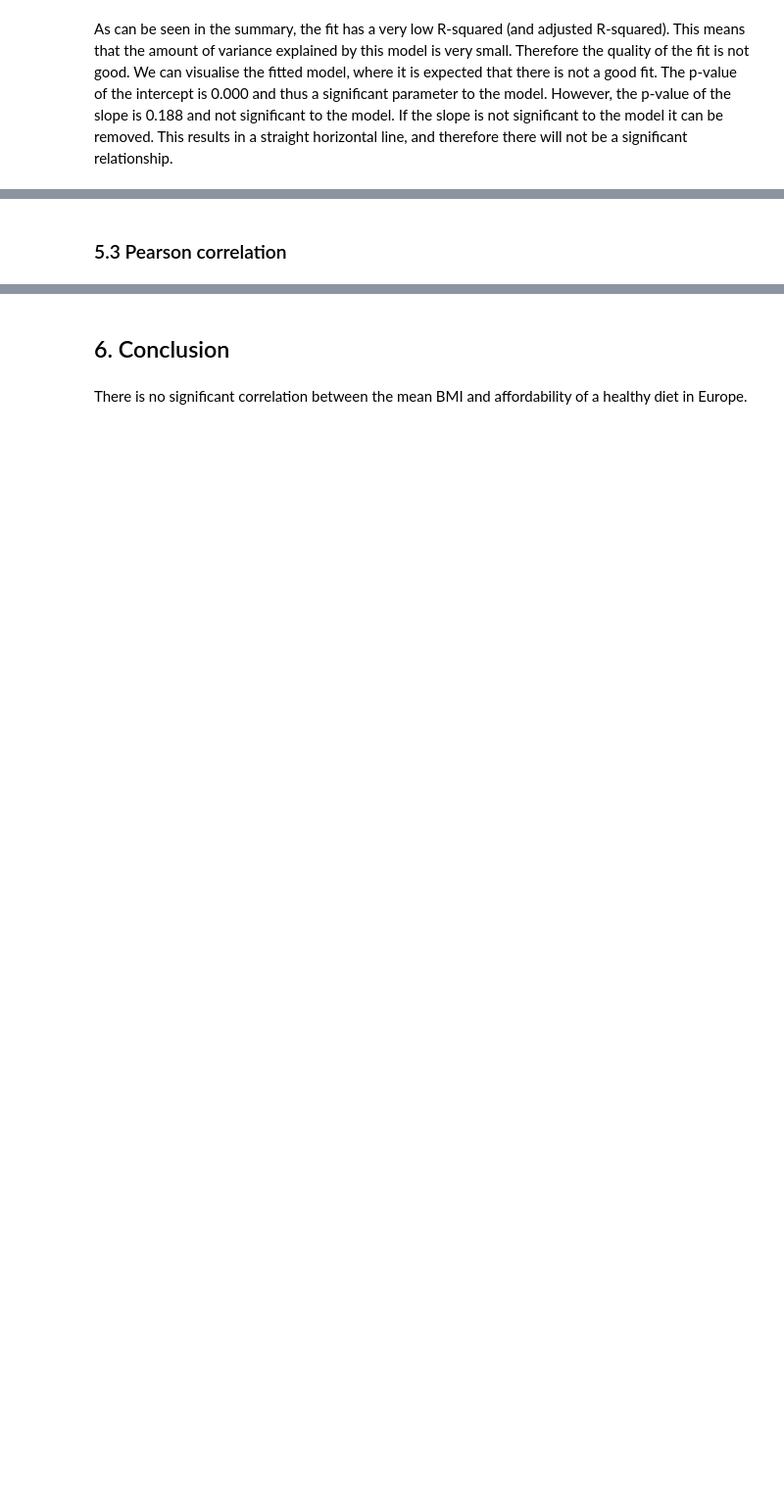
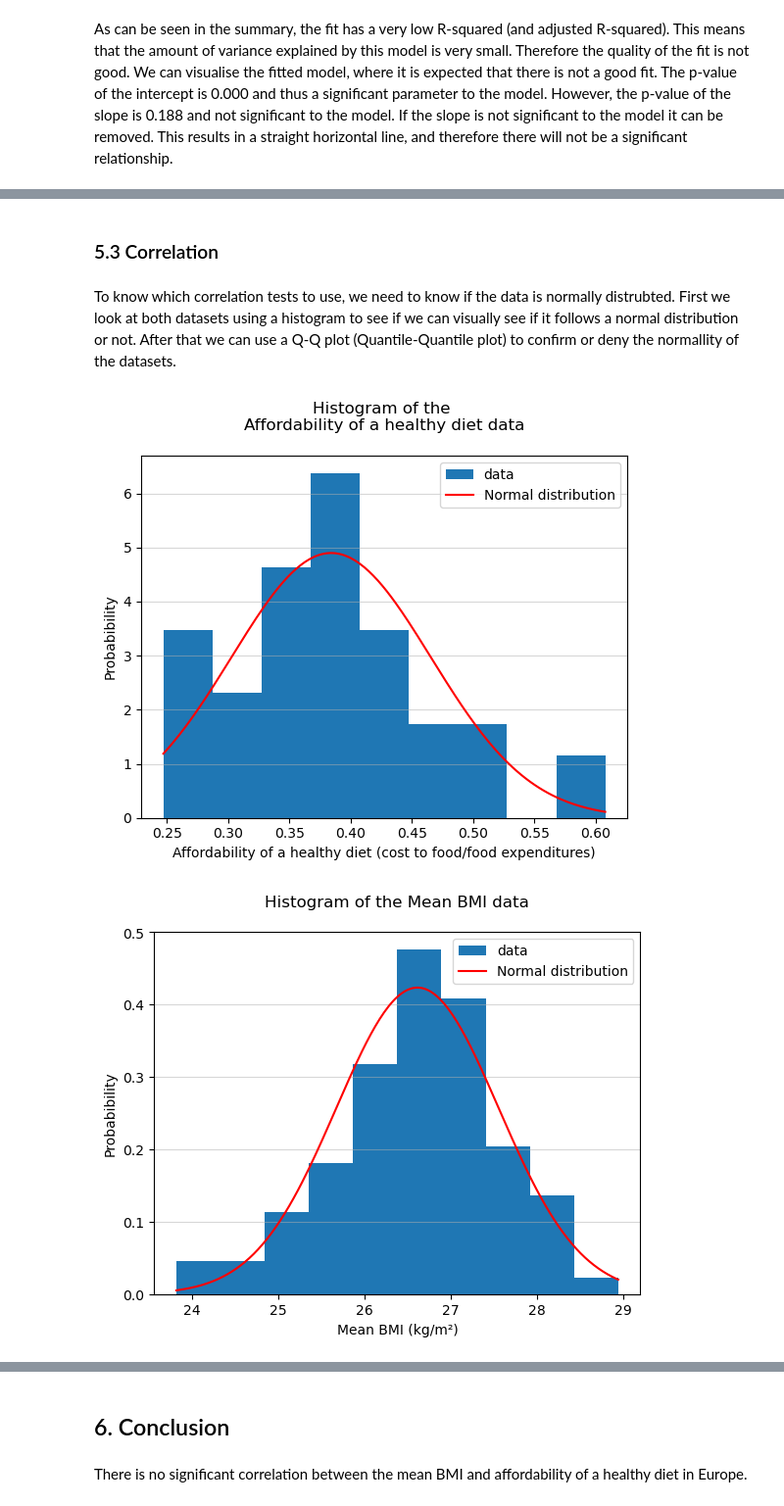
Before and after one commit to JobMaathuis/Affordability_healthy_diet_and_BMI, a Jupyter notebook: final_assignment.ipynb, the cells around one changed output, grey strips where cells are left out. Shown at 98% size. Drawn from its saved outputs; the diff is of its cells as text; code cells hidden in the pictures; blank space fills up the shorter version.

```diff
--- a/final_assignment.ipynb
+++ b/final_assignment.ipynb
@@ -403,2 +454,31 @@ As expected, the fit is not good. The data it self has a lot of variance at most
 # %% [markdown]
-### 5.3 Pearson correlation
+### 5.3 Correlation
+# %% [markdown]
+To know which correlation tests to use, we need to know if the data is normally distrubted. First we look at both datasets using a histogram to see if we can visually see if it follows a normal distribution or not. After that we can use a Q-Q plot (Quantile-Quantile plot) to confirm or deny the normallity of the datasets.
+# %%
+def create_histogram(data, title, xlabel):
+    fig = plt.figure()
+
+    # create data for normalised line approximation
+    mean = np.mean(data)
+    stdev = np.std(data)
+    xs = np.linspace(min(data), max(data), 201)
+    ys = np.array([norm.pdf(x, loc = mean, scale = stdev) for x in xs])
+
+    # create the plot
+    plt.hist(data, density=True, bins='auto', label='data')
+    plt.plot(xs, ys, color='red', label='Normal distribution')
+    plt.title(title)
+    plt.xlabel(xlabel)
+    plt.ylabel('Probabibility')
+    plt.legend()
+    plt.grid(axis='y', alpha=.5)
+    return fig   # so that the figure can be saved in a variable for the dashboard later
+
+affordability_hist = create_histogram(df_merged['Affordability of a healthy diet'], 'Histogram of the \nAffordability of a healthy diet data\n',
+                 'Affordability of a healthy diet (cost to food/food expenditures)')
+bmi_hist = create_histogram(df_merged['Mean BMI'], 'Histogram of the Mean BMI data\n',
+                 'Mean BMI (kg/m²)')
+# %% [output]
+[figure, added]
+[figure, added]
```
Also changed, not shown: parts of 50 cells of this notebook, 1 other file.
